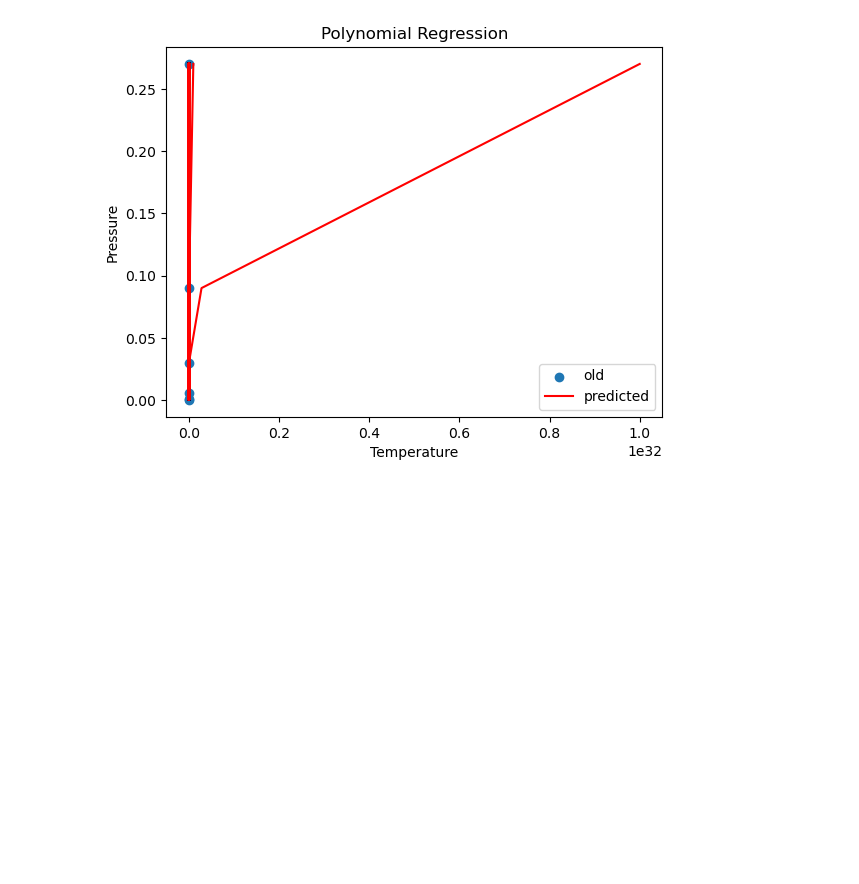
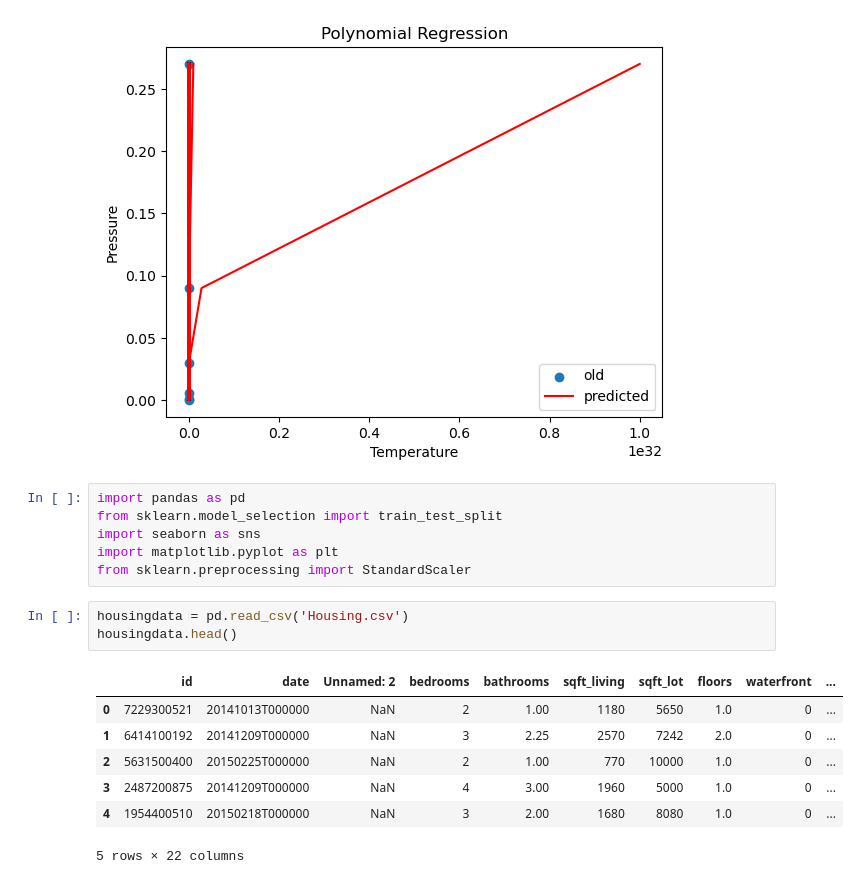
Before and after one commit to deepaknandeshwar17/Machine_Learning_practice, a Jupyter notebook: ml2.ipynb, the cells around one changed output. Saved outputs shown, nothing was run; the diff lists cells and outputs as text; blank space fills up the shorter version.

```diff
--- a/ml2.ipynb
+++ b/ml2.ipynb
@@ -378,3 +378,20 @@ plt.legend(['old', 'predicted'])
 plt.show()
 # %% [output]
 [figure]
+# %%
+import pandas as pd
+from sklearn.model_selection import train_test_split
+import seaborn as sns
+import matplotlib.pyplot as plt
+from sklearn.preprocessing import StandardScaler
+# %%
+housingdata = pd.read_csv('Housing.csv')
+housingdata.head()
+# %% [output]
+|  | id | date | Unnamed: 2 | bedrooms | bathrooms | sqft_living | sqft_lot | floors | waterfront | ... |
+| 0 | 7229300521 | 20141013T000000 | NaN | 2 | 1.00 | 1180 | 5650 | 1.0 | 0 | ... |
+| 1 | 6414100192 | 20141209T000000 | NaN | 3 | 2.25 | 2570 | 7242 | 2.0 | 0 | ... |
+| 2 | 5631500400 | 20150225T000000 | NaN | 2 | 1.00 | 770 | 10000 | 1.0 | 0 | ... |
+| 3 | 2487200875 | 20141209T000000 | NaN | 4 | 3.00 | 1960 | 5000 | 1.0 | 0 | ... |
+| 4 | 1954400510 | 20150218T000000 | NaN | 3 | 2.00 | 1680 | 8080 | 1.0 | 0 | ... |
+5 rows × 22 columns
```
Also changed, not shown: parts of 9 cells of this notebook, 2 other files.
